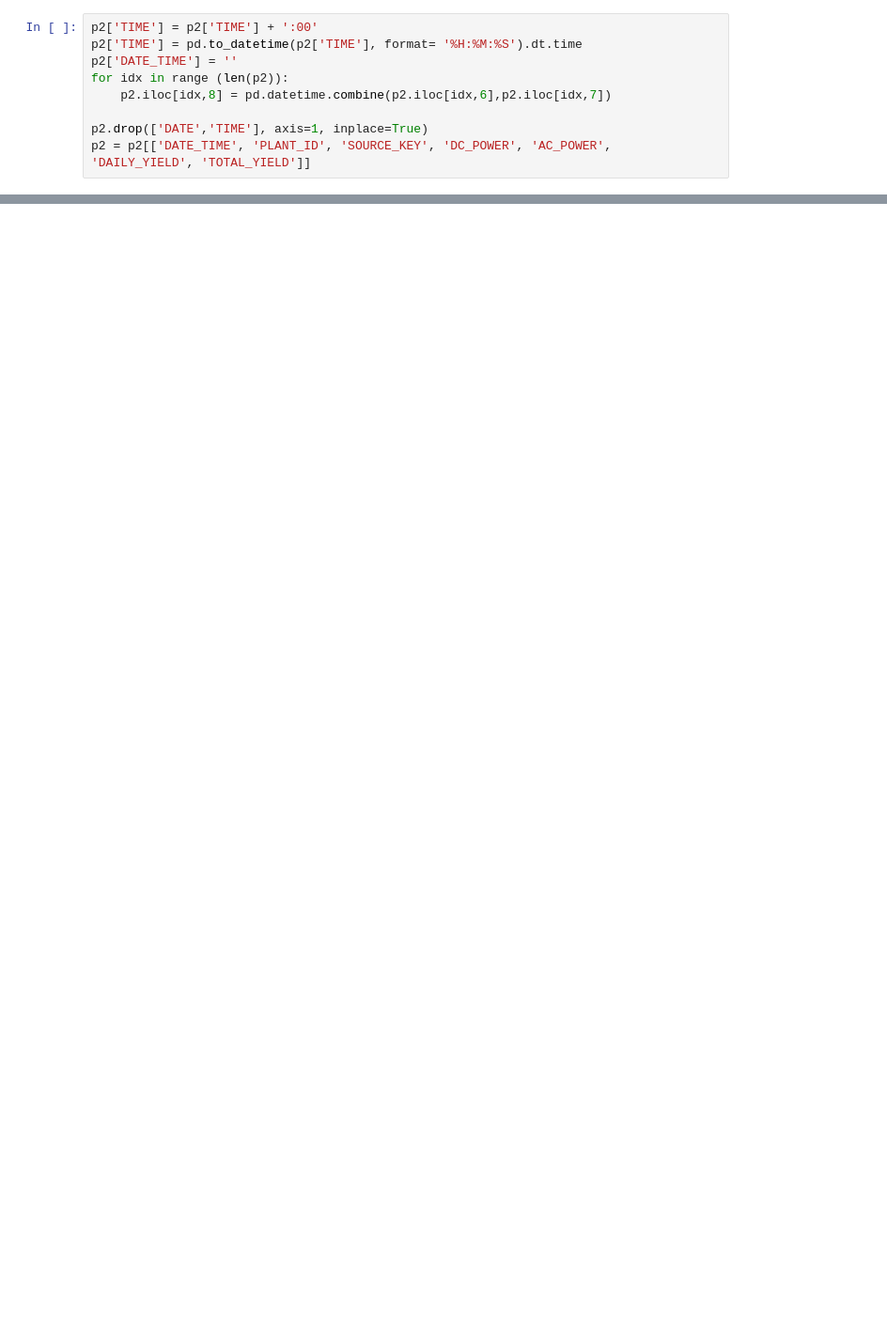
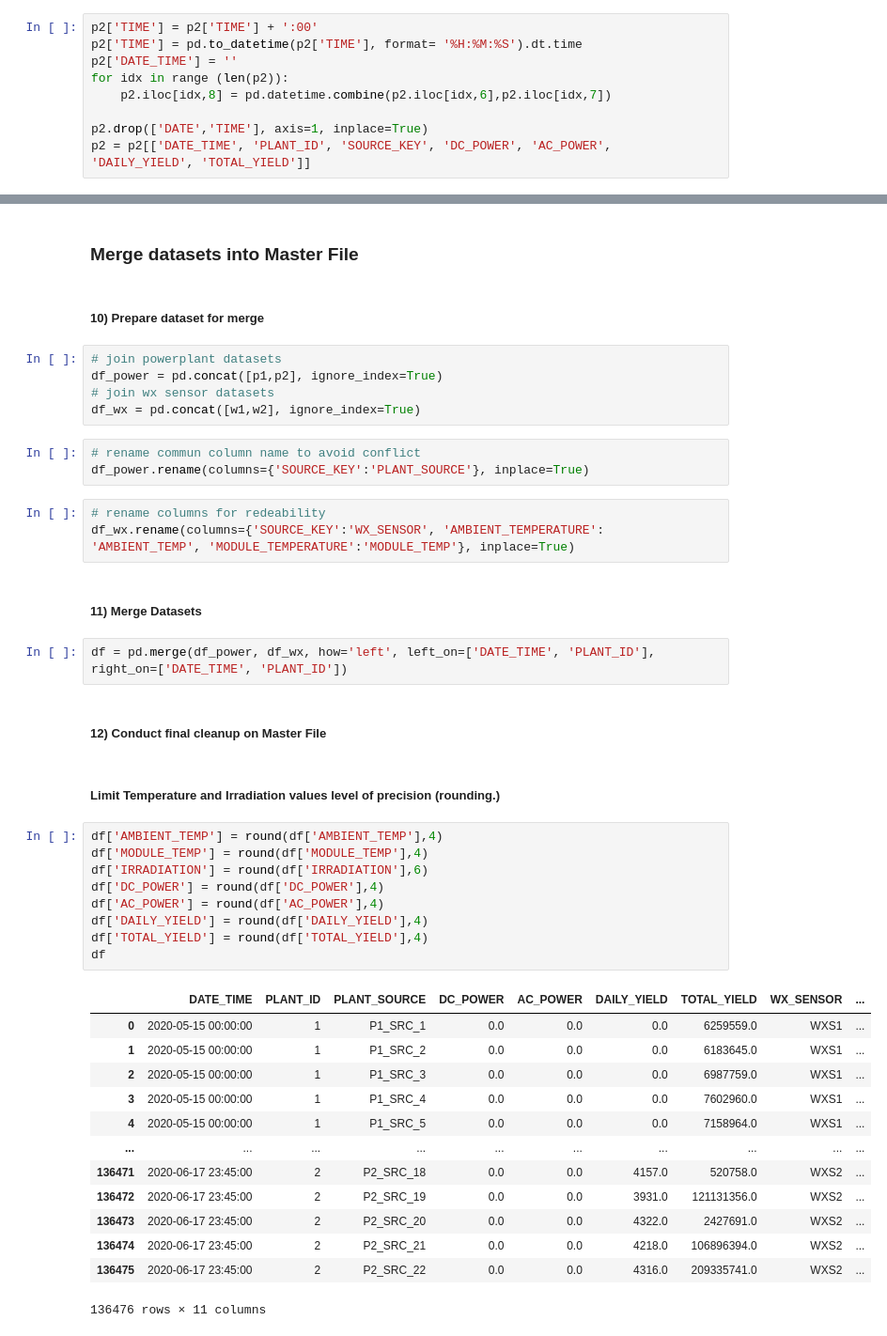
Before and after one commit to birr-data/SolarPower, a Jupyter notebook: Data Integration Example.ipynb, the cells around one changed output, grey strips where cells are left out. Shown at 94% size. Drawn from its saved outputs; the diff is of its cells as text; blank space fills up the shorter version.

```diff
--- a/Data Integration Example.ipynb
+++ b/Data Integration Example.ipynb
@@ -221,0 +401,46 @@ p1.isnull().sum()
+# %% [markdown]
+### Merge datasets into Master File
+# %% [markdown]
+##### 10) Prepare dataset for merge
+# %%
+# join powerplant datasets
+df_power = pd.concat([p1,p2], ignore_index=True)
+# join wx sensor datasets
+df_wx = pd.concat([w1,w2], ignore_index=True)
+# %%
+# rename commun column name to avoid conflict
+df_power.rename(columns={'SOURCE_KEY':'PLANT_SOURCE'}, inplace=True)
+# %%
+# rename columns for redeability
+df_wx.rename(columns={'SOURCE_KEY':'WX_SENSOR', 'AMBIENT_TEMPERATURE': 'AMBIENT_TEMP', 'MODULE_TEMPERATURE':'MODULE_TEMP'}, inplace=True)
+# %% [markdown]
+##### 11) Merge Datasets
+# %%
+df = pd.merge(df_power, df_wx, how='left', left_on=['DATE_TIME', 'PLANT_ID'], right_on=['DATE_TIME', 'PLANT_ID'])
+# %% [markdown]
+##### 12) Conduct final cleanup on Master File
+# %% [markdown]
+##### Limit Temperature and Irradiation values level of precision (rounding.)
+# %%
+df['AMBIENT_TEMP'] = round(df['AMBIENT_TEMP'],4)
+df['MODULE_TEMP'] = round(df['MODULE_TEMP'],4)
+df['IRRADIATION'] = round(df['IRRADIATION'],6)
+df['DC_POWER'] = round(df['DC_POWER'],4)
+df['AC_POWER'] = round(df['AC_POWER'],4)
+df['DAILY_YIELD'] = round(df['DAILY_YIELD'],4)
+df['TOTAL_YIELD'] = round(df['TOTAL_YIELD'],4)
+df
+# %% [output]
+|  | DATE_TIME | PLANT_ID | PLANT_SOURCE | DC_POWER | AC_POWER | DAILY_YIELD | TOTAL_YIELD | WX_SENSOR | ... |
+| 0 | 2020-05-15 00:00:00 | 1 | P1_SRC_1 | 0.0 | 0.0 | 0.0 | 6259559.0 | WXS1 | ... |
+| 1 | 2020-05-15 00:00:00 | 1 | P1_SRC_2 | 0.0 | 0.0 | 0.0 | 6183645.0 | WXS1 | ... |
+| 2 | 2020-05-15 00:00:00 | 1 | P1_SRC_3 | 0.0 | 0.0 | 0.0 | 6987759.0 | WXS1 | ... |
+| 3 | 2020-05-15 00:00:00 | 1 | P1_SRC_4 | 0.0 | 0.0 | 0.0 | 7602960.0 | WXS1 | ... |
+| 4 | 2020-05-15 00:00:00 | 1 | P1_SRC_5 | 0.0 | 0.0 | 0.0 | 7158964.0 | WXS1 | ... |
+| ... | ... | ... | ... | ... | ... | ... | ... | ... | ... |
+| 136471 | 2020-06-17 23:45:00 | 2 | P2_SRC_18 | 0.0 | 0.0 | 4157.0 | 520758.0 | WXS2 | ... |
+| 136472 | 2020-06-17 23:45:00 | 2 | P2_SRC_19 | 0.0 | 0.0 | 3931.0 | 121131356.0 | WXS2 | ... |
+| 136473 | 2020-06-17 23:45:00 | 2 | P2_SRC_20 | 0.0 | 0.0 | 4322.0 | 2427691.0 | WXS2 | ... |
+| 136474 | 2020-06-17 23:45:00 | 2 | P2_SRC_21 | 0.0 | 0.0 | 4218.0 | 106896394.0 | WXS2 | ... |
+| 136475 | 2020-06-17 23:45:00 | 2 | P2_SRC_22 | 0.0 | 0.0 | 4316.0 | 209335741.0 | WXS2 | ... |
+136476 rows × 11 columns
```
Also changed, not shown: parts of 95 cells of this notebook.
